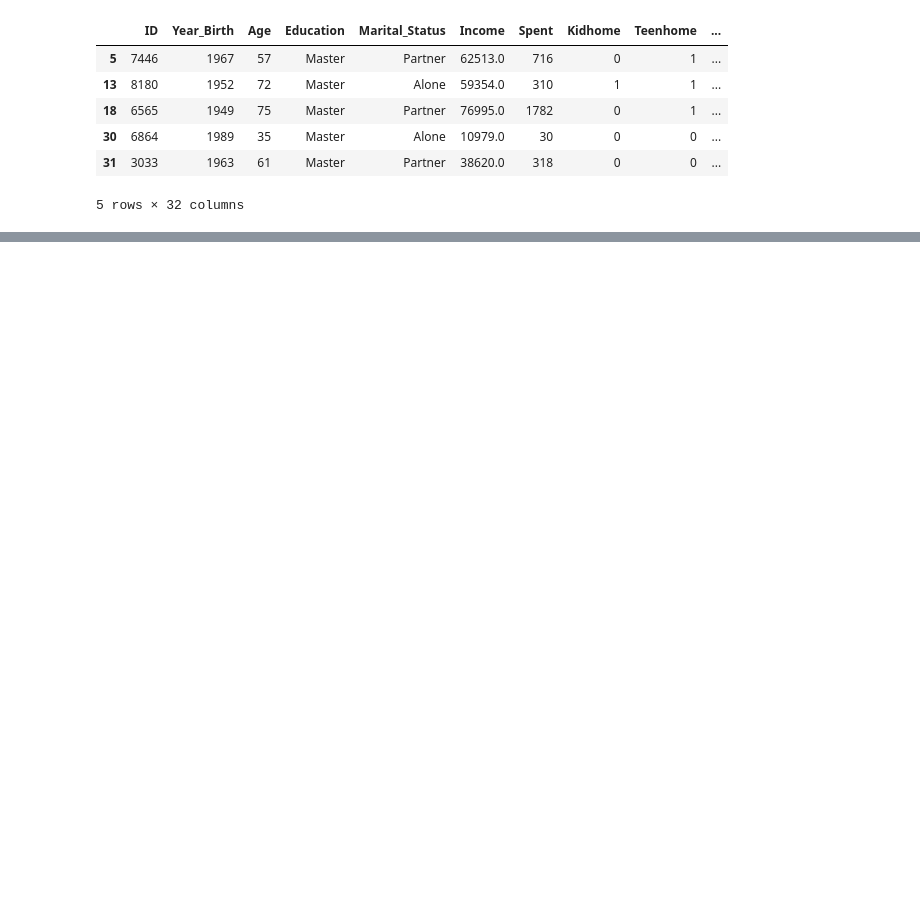
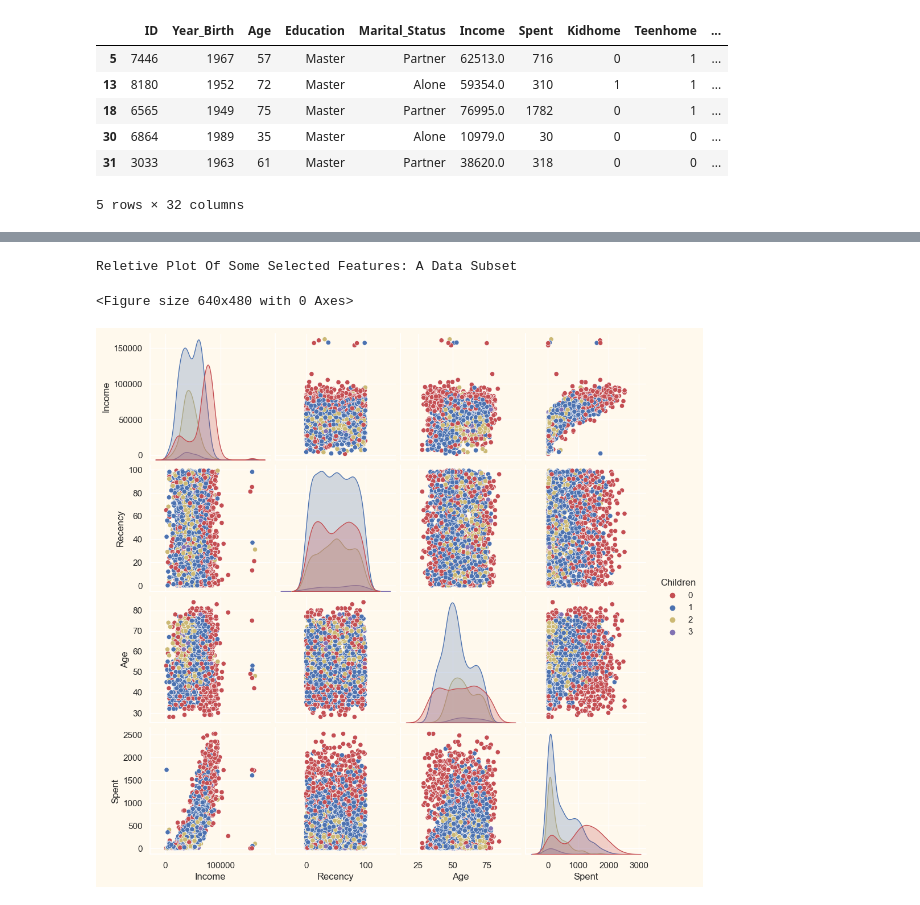
Before and after one commit to nicolaronchini/Clustering, a Jupyter notebook: clustering.ipynb, the cells around one changed output, grey strips where cells are left out. Cells and saved outputs as stored; diff of their text form; code cells hidden in the pictures; blank space fills up the shorter version.

Commit message:
pairplot

```diff
--- a/clustering.ipynb
+++ b/clustering.ipynb
@@ -445,0 +460,14 @@ ax = sns.heatmap(data.corr(), annot=True)
+# %%
+#grafico pairplot per vedere correlazione tra alcuni attributi
+sns.set_theme(rc={"axes.facecolor":"#FFF9ED","figure.facecolor":"#FFF9ED"})
+pallet = ["#682F2F", "#9E726F", "#B9C0C9", "#9F8A78", "#F3AB60"]
+cmap = colors.ListedColormap(["#682F2F", "#9E726F", "#B9C0C9", "#9F8A78", "#F3AB60"])
+To_Plot = [ "Income", "Recency", "Age", "Spent", "Children"]
+print("Reletive Plot Of Some Selected Features: A Data Subset")
+plt.figure()
+sns.pairplot(data[To_Plot], hue= "Children",palette= (["r","b","y","m"]))
+plt.show()
+# %% [output]
+Reletive Plot Of Some Selected Features: A Data Subset
+<Figure size 640x480 with 0 Axes>
+[figure, added]
```
Also changed, not shown: parts of 22 cells of this notebook.
